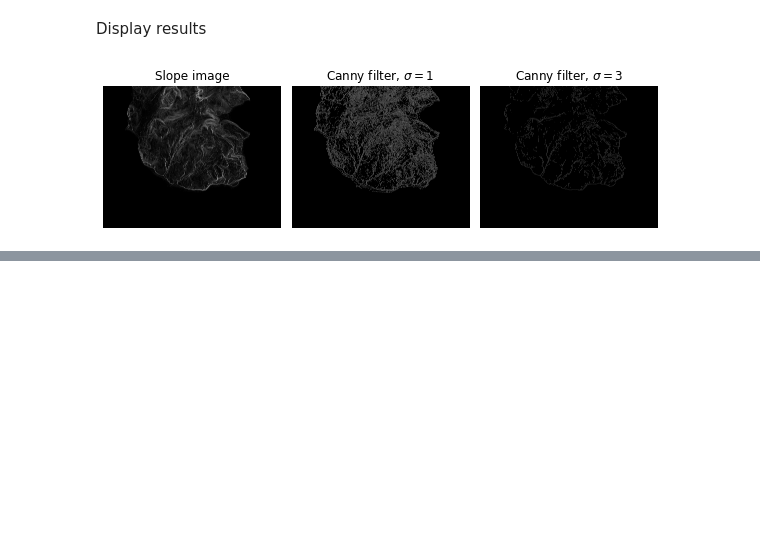
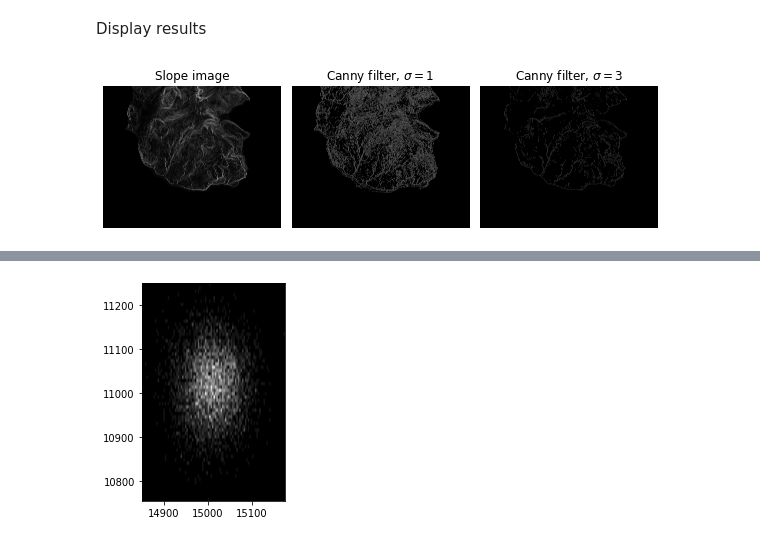
Before and after one commit to iwishiwasaneagle/jsim, a Jupyter notebook: examples/4D-Vector.ipynb, the cells around one changed output, grey strips where cells are left out. Cells and saved outputs as stored; diff of their text form; code cells hidden in the pictures; blank space fills up the shorter version.

```diff
--- a/examples/4D-Vector.ipynb
+++ b/examples/4D-Vector.ipynb
@@ -191,0 +529,9 @@ plt.show()
+# %%
+agent = vec[:,np.random.randint(0,vec.shape[1])]
+logger.info(f"Selected {agent=}")
+
+end_locations = []
+
+for i in tqdm(range(5000)):
+    x_arr, y_arr, _ = sim(agent, edges_rough, i, T=400)
+    end_locations.append((x_arr[-1],y_arr[-1]))
@@ -191,0 +540,19 @@ plt.show()
+# %%
+end_locations = np.array(end_locations)
+min_x, min_y = np.min(end_locations, axis=0)
+max_x, max_y = np.max(end_locations, axis=0)
+end_locations[:,0] -= min_x
+end_locations[:,1] -= min_y
+# %%
+z = np.zeros((max_x-min_x+1, max_y-min_y+1))
+for xi, yi in end_locations:
+    z[xi,yi] += 1
+z /= np.sum(z)
+
+fig, ax = plt.subplots()
+
+ax.imshow(z, cmap='gray', extent=np.array([min_x, max_x, min_y, max_y])*5, alpha=1)
+
+plt.show()
+# %% [output]
+[figure, added]
```
Also changed, not shown: parts of 21 cells of this notebook.
